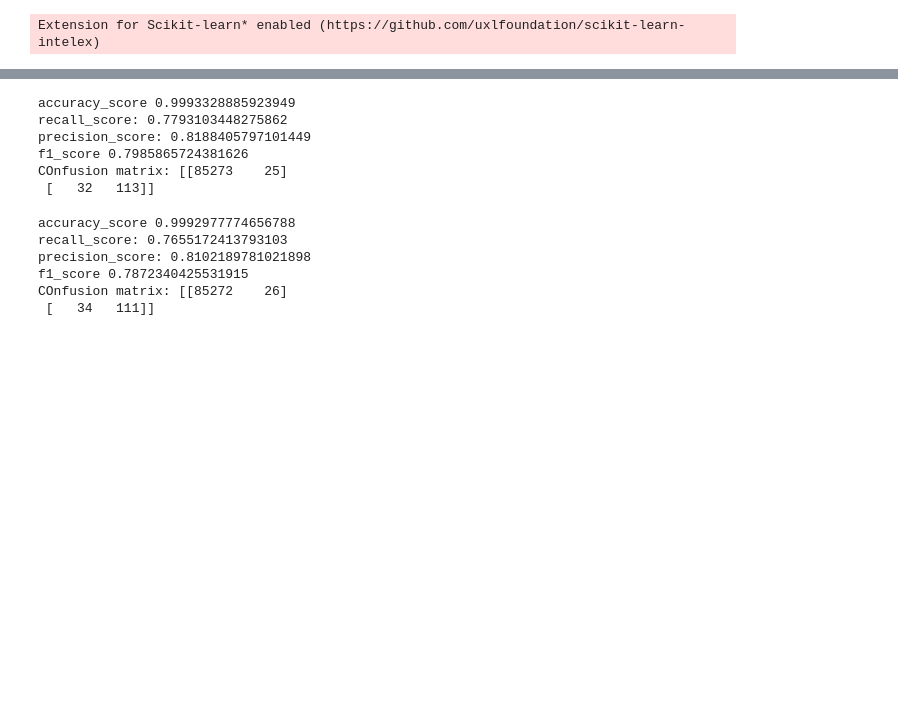
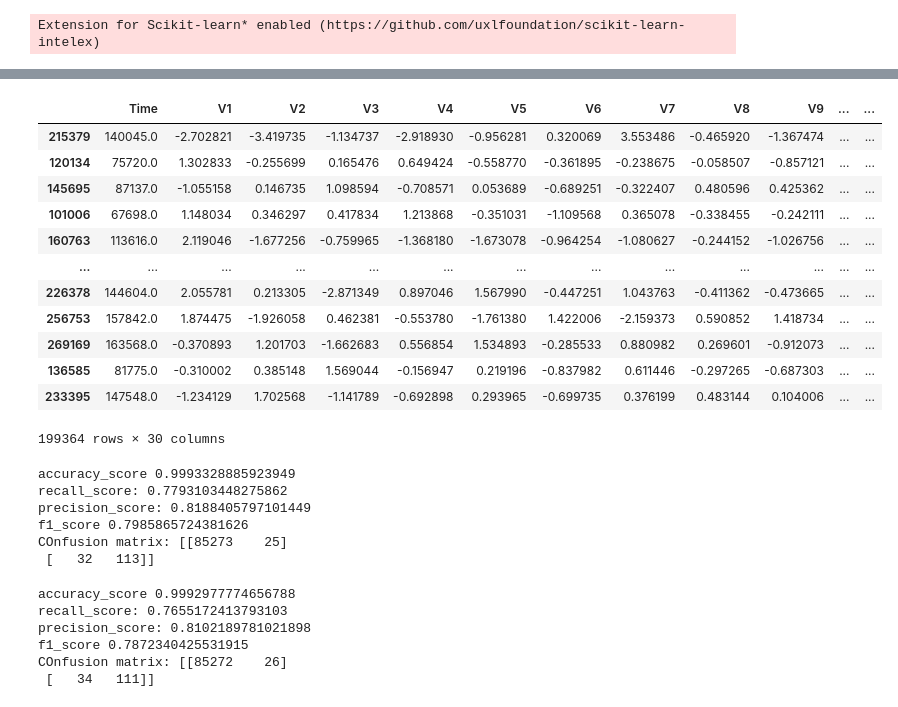
Before and after one commit to hoang2008an/Nhom01_GDG, a Jupyter notebook: notebooks/credit_card/oversampling.ipynb, the cells around one changed output, grey strips where cells are left out. Drawn from its saved outputs; the diff is of its cells as text; code cells hidden in the pictures; blank space fills up the shorter version.

```diff
--- a/notebooks/credit_card/oversampling.ipynb
+++ b/notebooks/credit_card/oversampling.ipynb
@@ -59,3 +73,19 @@ COnfusion matrix: [[85275    23]
+# %%
+X_train
+# %% [output]
+|  | Time | V1 | V2 | V3 | V4 | V5 | V6 | V7 | V8 | V9 | ... | ... |
+| 215379 | 140045.0 | -2.702821 | -3.419735 | -1.134737 | -2.918930 | -0.956281 | 0.320069 | 3.553486 | -0.465920 | -1.367474 | ... | ... |
+| 120134 | 75720.0 | 1.302833 | -0.255699 | 0.165476 | 0.649424 | -0.558770 | -0.361895 | -0.238675 | -0.058507 | -0.857121 | ... | ... |
+| 145695 | 87137.0 | -1.055158 | 0.146735 | 1.098594 | -0.708571 | 0.053689 | -0.689251 | -0.322407 | 0.480596 | 0.425362 | ... | ... |
+| 101006 | 67698.0 | 1.148034 | 0.346297 | 0.417834 | 1.213868 | -0.351031 | -1.109568 | 0.365078 | -0.338455 | -0.242111 | ... | ... |
+| 160763 | 113616.0 | 2.119046 | -1.677256 | -0.759965 | -1.368180 | -1.673078 | -0.964254 | -1.080627 | -0.244152 | -1.026756 | ... | ... |
+| ... | ... | ... | ... | ... | ... | ... | ... | ... | ... | ... | ... | ... |
+| 226378 | 144604.0 | 2.055781 | 0.213305 | -2.871349 | 0.897046 | 1.567990 | -0.447251 | 1.043763 | -0.411362 | -0.473665 | ... | ... |
+| 256753 | 157842.0 | 1.874475 | -1.926058 | 0.462381 | -0.553780 | -1.761380 | 1.422006 | -2.159373 | 0.590852 | 1.418734 | ... | ... |
+| 269169 | 163568.0 | -0.370893 | 1.201703 | -1.662683 | 0.556854 | 1.534893 | -0.285533 | 0.880982 | 0.269601 | -0.912073 | ... | ... |
+| 136585 | 81775.0 | -0.310002 | 0.385148 | 1.569044 | -0.156947 | 0.219196 | -0.837982 | 0.611446 | -0.297265 | -0.687303 | ... | ... |
+| 233395 | 147548.0 | -1.234129 | 1.702568 | -1.141789 | -0.692898 | 0.293965 | -0.699735 | 0.376199 | 0.483144 | 0.104006 | ... | ... |
+199364 rows × 30 columns
 # %%
 ros = SMOTE(random_state=42, sampling_strategy=0.01, k_neighbors=5)
 X_resampled, y_resampled = ros.fit_resample(X_train, y_train)
```
Also changed, not shown: parts of 3 cells of this notebook, 7 other files.
